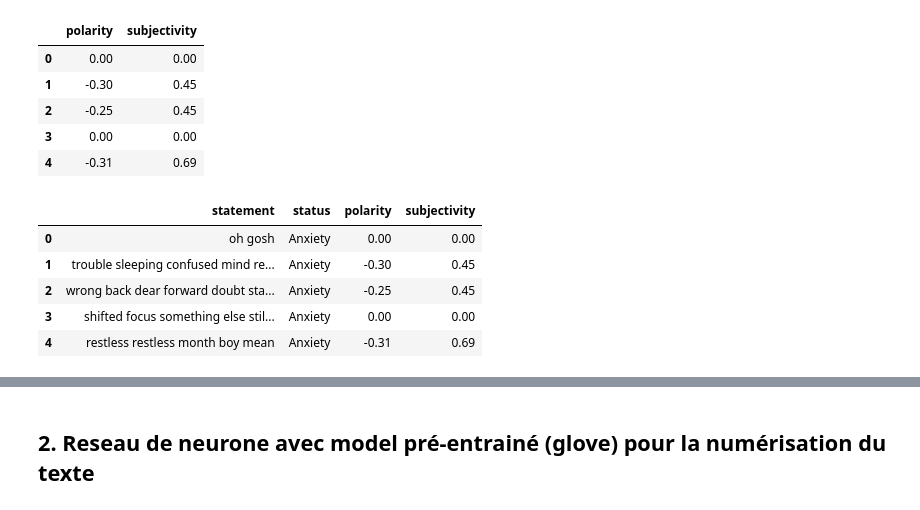
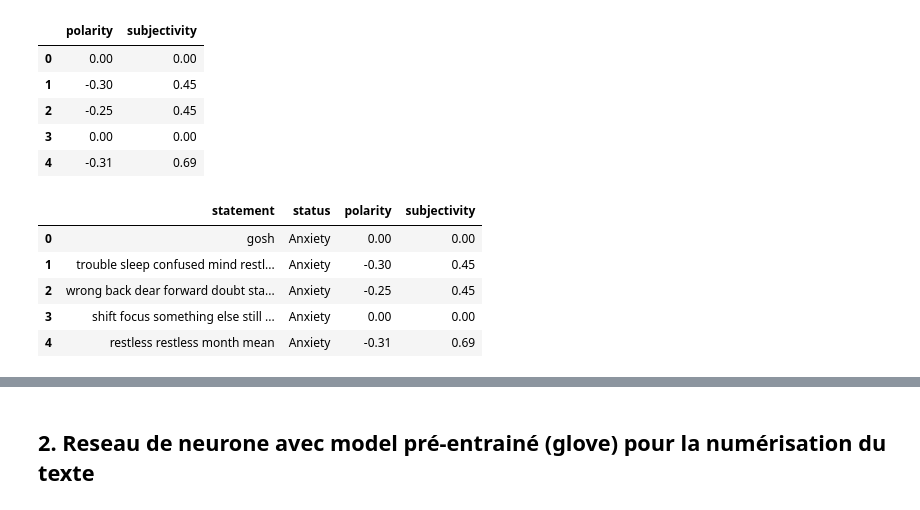
Before and after one commit to ClaudeGroove/sentiment_analysis, a Jupyter notebook: Sentiment-Analysis-checkpoint.ipynb, the cells around one changed output, grey strips where cells are left out. Saved outputs shown, nothing was run; the diff lists cells and outputs as text; code cells hidden in the pictures.

```diff
--- a/Sentiment-Analysis-checkpoint.ipynb
+++ b/Sentiment-Analysis-checkpoint.ipynb
@@ -505,0 +350,23 @@ df_forest = df.copy() # Pour le model avec random forest
+# %%
+# Retirer les mots generiques
+
+# Define a set of generic words to remove
+NEW_GENERIC_WORDS = {'people', 'year', 'day', 'really', 'think', 'go', 'make', 'much', 'could', 'anymore', 'work'}
+
+# Function to remove generic words
+def remove_generic_words(text):
+    return ' '.join([word for word in text.split() if word not in NEW_GENERIC_WORDS])
+
+# Apply the function to your DataFrame
+df['statement'] = df['statement'].apply(remove_generic_words)
+# %%
+# Fonction pour supprimer les mots de moins de 4 lettres
+
+def supprimer_mots_courts(texte):
+    # Supprime les mots de moins de 4 lettres
+    texte = re.sub(r'\b\w{1,3}\b', '', texte)
+    # Supprime les espaces multiples
+    return re.sub(r'\s+', ' ', texte).strip()
+
+# Appliquer la fonction sur la colonne statement
+df["statement"] = df["statement"].apply(supprimer_mots_courts)
@@ -588,15 +982,16 @@ df_bolb.head()
 # %%
 # Cocatenation des deux jeu de donnée df_forest et df_bolb
 
-result = pd.concat([df_forest, df_bolb], axis = 1)
+result = pd.concat([df_Textbolb, df_bolb], axis = 1)
+result = result[['statement', 'status','polarity', 'subjectivity']]
 result.head()
 # %% [output]
 |  | statement | status | polarity | subjectivity |
-| 0 | oh gosh | Anxiety | 0.00 | 0.00 |
-| 1 | trouble sleeping confused mind re... | Anxiety | -0.30 | 0.45 |
+| 0 | gosh | Anxiety | 0.00 | 0.00 |
+| 1 | trouble sleep confused mind restl... | Anxiety | -0.30 | 0.45 |
 | 2 | wrong back dear forward doubt sta... | Anxiety | -0.25 | 0.45 |
-| 3 | shifted focus something else stil... | Anxiety | 0.00 | 0.00 |
-| 4 | restless restless month boy mean | Anxiety | -0.31 | 0.69 |
+| 3 | shift focus something else still ... | Anxiety | 0.00 | 0.00 |
+| 4 | restless restless month mean | Anxiety | -0.31 | 0.69 |
 # %%
 # Classification binaire en fonction de la polarité
 
```
Also changed, not shown: parts of 96 cells of this notebook, 1 other file.
